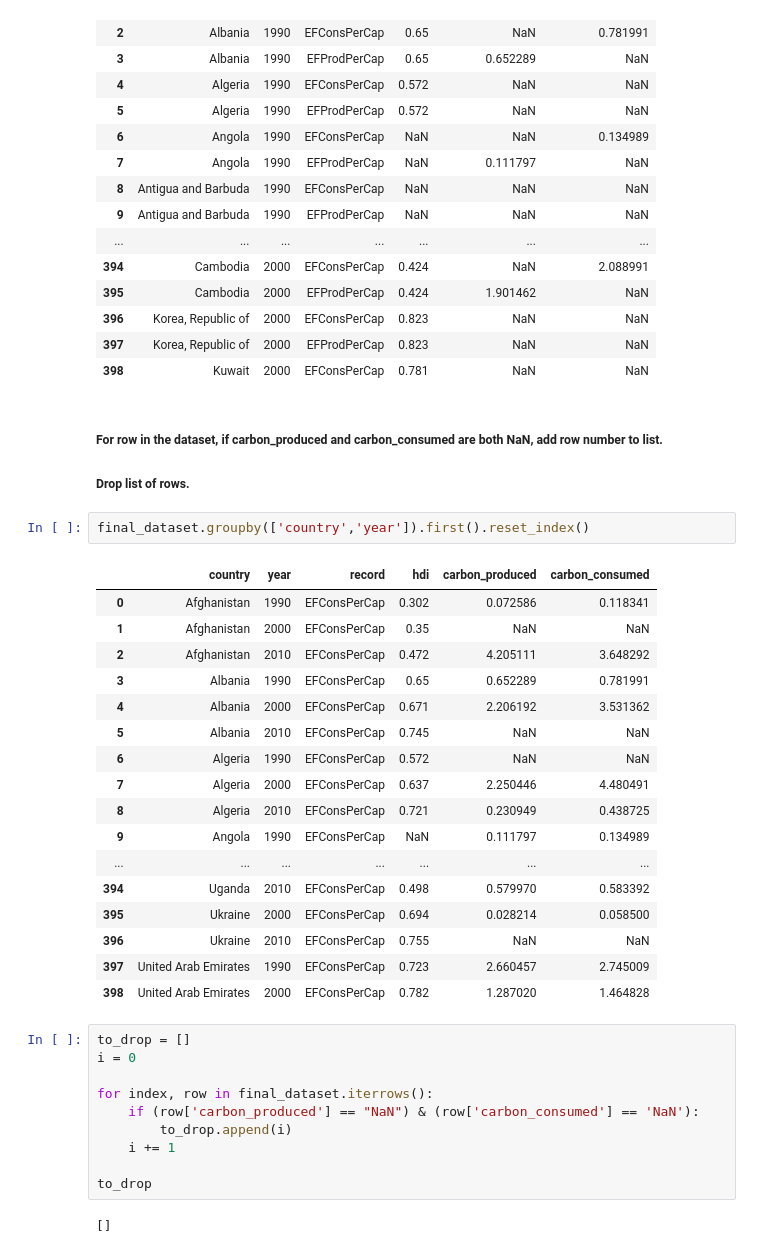
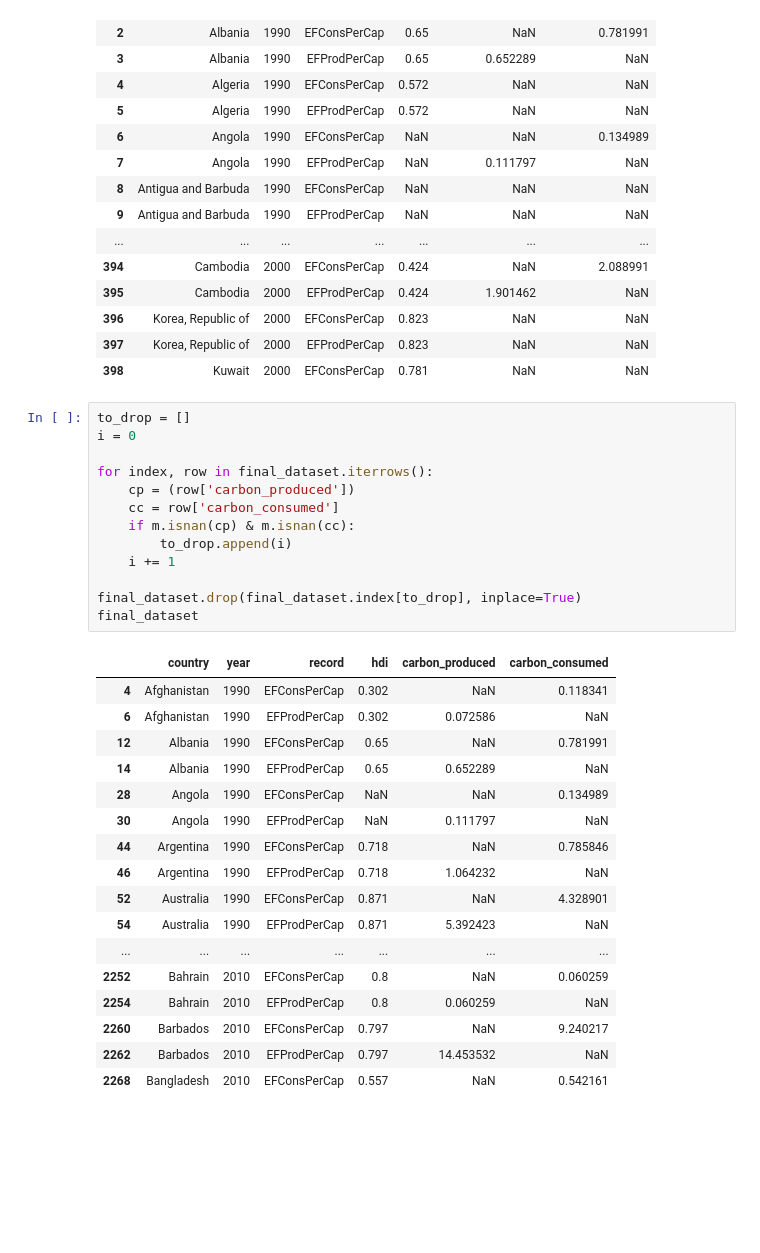
Before and after one commit to jacobdv/shoe-beans, a Jupyter notebook: All_Data_Cleaning.ipynb, the cells around one changed output. Cells and saved outputs as stored; diff of their text form; blank space fills up the shorter version.

```diff
--- a/All_Data_Cleaning.ipynb
+++ b/All_Data_Cleaning.ipynb
@@ -370,38 +372,34 @@ final_dataset.set_index('country').reset_index()
 | 396 | Korea, Republic of | 2000 | EFConsPerCap | 0.823 | NaN | NaN |
 | 397 | Korea, Republic of | 2000 | EFProdPerCap | 0.823 | NaN | NaN |
 | 398 | Kuwait | 2000 | EFConsPerCap | 0.781 | NaN | NaN |
-# %% [markdown]
-##### For row in the dataset, if carbon_produced and carbon_consumed are both NaN, add row number to list.
-##### Drop list of rows.
-# %%
-final_dataset.groupby(['country','year']).first().reset_index()
-# %% [output]
-|  | country | year | record | hdi | carbon_produced | carbon_consumed |
-| 0 | Afghanistan | 1990 | EFConsPerCap | 0.302 | 0.072586 | 0.118341 |
-| 1 | Afghanistan | 2000 | EFConsPerCap | 0.35 | NaN | NaN |
-| 2 | Afghanistan | 2010 | EFConsPerCap | 0.472 | 4.205111 | 3.648292 |
-| 3 | Albania | 1990 | EFConsPerCap | 0.65 | 0.652289 | 0.781991 |
-| 4 | Albania | 2000 | EFConsPerCap | 0.671 | 2.206192 | 3.531362 |
-| 5 | Albania | 2010 | EFConsPerCap | 0.745 | NaN | NaN |
-| 6 | Algeria | 1990 | EFConsPerCap | 0.572 | NaN | NaN |
-| 7 | Algeria | 2000 | EFConsPerCap | 0.637 | 2.250446 | 4.480491 |
-| 8 | Algeria | 2010 | EFConsPerCap | 0.721 | 0.230949 | 0.438725 |
-| 9 | Angola | 1990 | EFConsPerCap | NaN | 0.111797 | 0.134989 |
-| ... | ... | ... | ... | ... | ... | ... |
-| 394 | Uganda | 2010 | EFConsPerCap | 0.498 | 0.579970 | 0.583392 |
-| 395 | Ukraine | 2000 | EFConsPerCap | 0.694 | 0.028214 | 0.058500 |
-| 396 | Ukraine | 2010 | EFConsPerCap | 0.755 | NaN | NaN |
-| 397 | United Arab Emirates | 1990 | EFConsPerCap | 0.723 | 2.660457 | 2.745009 |
-| 398 | United Arab Emirates | 2000 | EFConsPerCap | 0.782 | 1.287020 | 1.464828 |
 # %%
 to_drop = []
 i = 0
 
 for index, row in final_dataset.iterrows():
-    if (row['carbon_produced'] == "NaN") & (row['carbon_consumed'] == 'NaN'):
+    cp = (row['carbon_produced'])
+    cc = row['carbon_consumed']
+    if m.isnan(cp) & m.isnan(cc):
         to_drop.append(i)
     i += 1
 
-to_drop
+final_dataset.drop(final_dataset.index[to_drop], inplace=True)
+final_dataset
 # %% [output]
-[]
+|  | country | year | record | hdi | carbon_produced | carbon_consumed |
+| 4 | Afghanistan | 1990 | EFConsPerCap | 0.302 | NaN | 0.118341 |
+| 6 | Afghanistan | 1990 | EFProdPerCap | 0.302 | 0.072586 | NaN |
+| 12 | Albania | 1990 | EFConsPerCap | 0.65 | NaN | 0.781991 |
+| 14 | Albania | 1990 | EFProdPerCap | 0.65 | 0.652289 | NaN |
+| 28 | Angola | 1990 | EFConsPerCap | NaN | NaN | 0.134989 |
+| 30 | Angola | 1990 | EFProdPerCap | NaN | 0.111797 | NaN |
+| 44 | Argentina | 1990 | EFConsPerCap | 0.718 | NaN | 0.785846 |
+| 46 | Argentina | 1990 | EFProdPerCap | 0.718 | 1.064232 | NaN |
+| 52 | Australia | 1990 | EFConsPerCap | 0.871 | NaN | 4.328901 |
+| 54 | Australia | 1990 | EFProdPerCap | 0.871 | 5.392423 | NaN |
+| ... | ... | ... | ... | ... | ... | ... |
+| 2252 | Bahrain | 2010 | EFConsPerCap | 0.8 | NaN | 0.060259 |
+| 2254 | Bahrain | 2010 | EFProdPerCap | 0.8 | 0.060259 | NaN |
+| 2260 | Barbados | 2010 | EFConsPerCap | 0.797 | NaN | 9.240217 |
+| 2262 | Barbados | 2010 | EFProdPerCap | 0.797 | 14.453532 | NaN |
+| 2268 | Bangladesh | 2010 | EFConsPerCap | 0.557 | NaN | 0.542161 |
```
Also changed, not shown: parts of 4 cells of this notebook.
